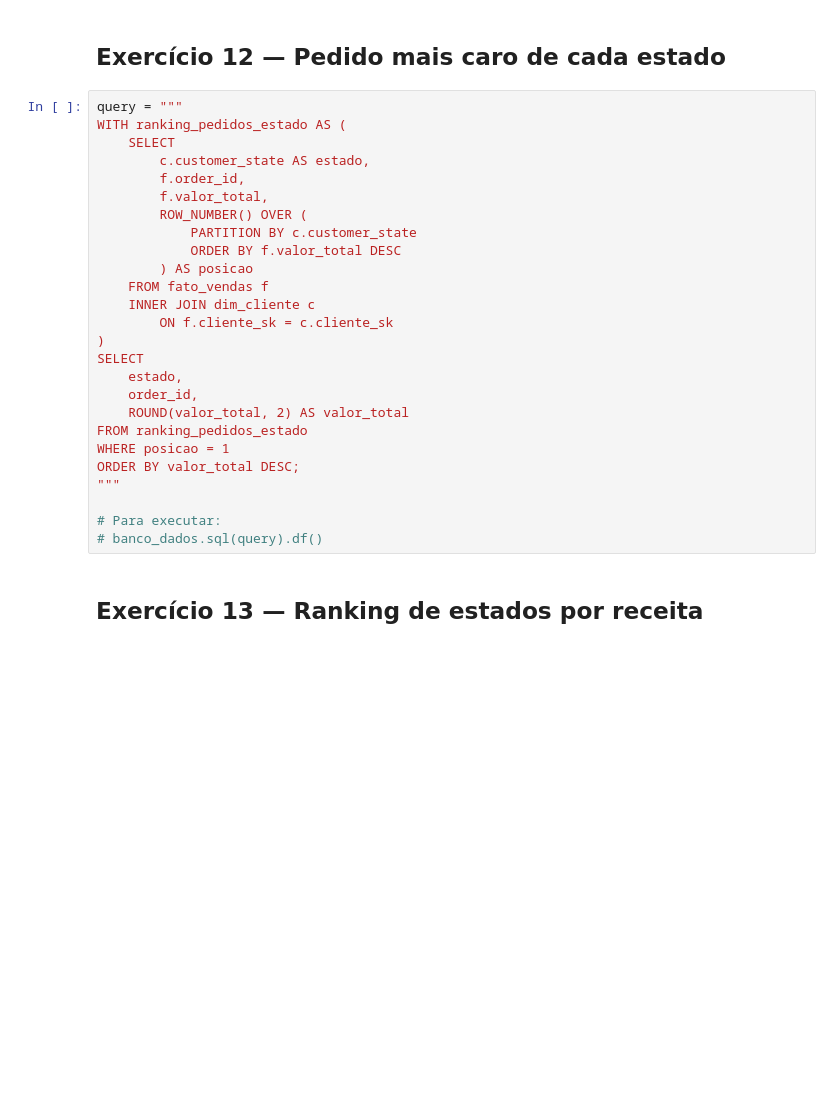
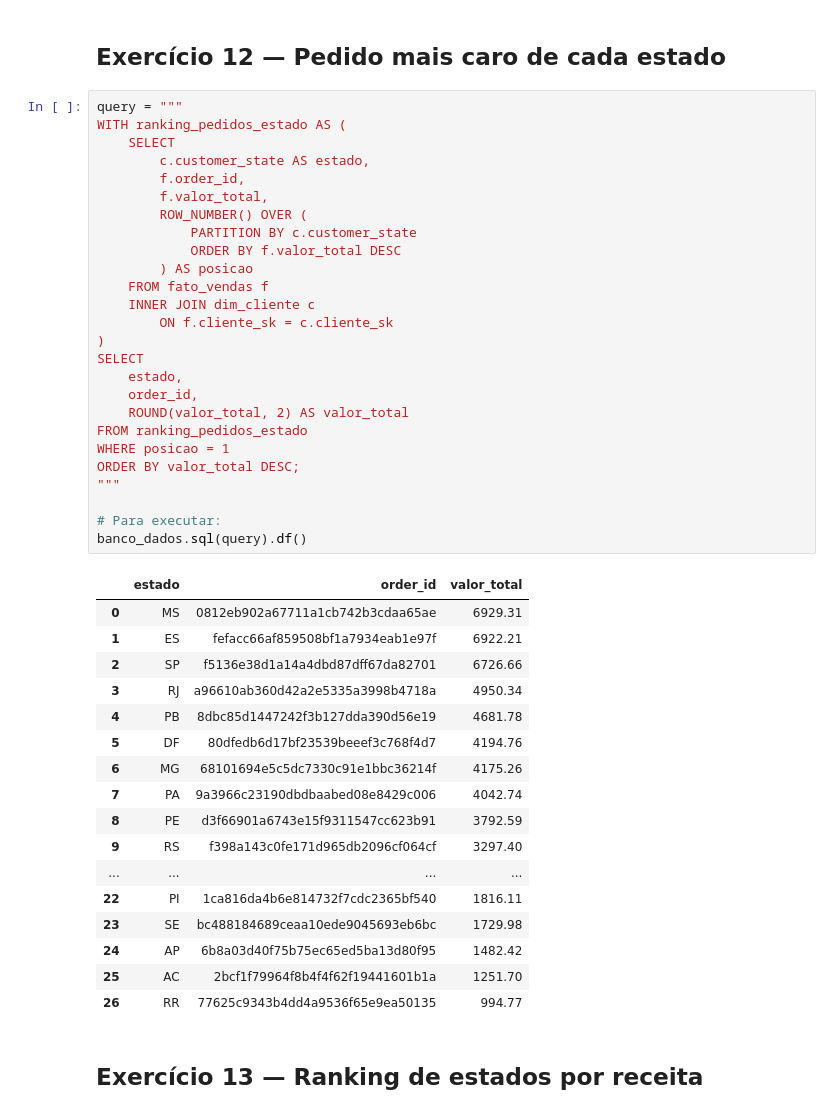
Before and after one commit to samuelbucco/Semana_10, a Jupyter notebook: samuel_bucco/Semana_10_Gabarito_Exercicios_SQL_Avancado_DW_Revisado.ipynb, the cells around one changed output. Saved outputs shown, nothing was run; the diff lists cells and outputs as text; blank space fills up the shorter version.

```diff
--- a/samuel_bucco/Semana_10_Gabarito_Exercicios_SQL_Avancado_DW_Revisado.ipynb
+++ b/samuel_bucco/Semana_10_Gabarito_Exercicios_SQL_Avancado_DW_Revisado.ipynb
@@ -465,29 +479,47 @@ ORDER BY
 # %%
 query = """
 WITH ranking_pedidos_estado AS (
     SELECT
         c.customer_state AS estado,
         f.order_id,
         f.valor_total,
         ROW_NUMBER() OVER (
             PARTITION BY c.customer_state
             ORDER BY f.valor_total DESC
         ) AS posicao
     FROM fato_vendas f
     INNER JOIN dim_cliente c
         ON f.cliente_sk = c.cliente_sk
 )
 SELECT
     estado,
     order_id,
     ROUND(valor_total, 2) AS valor_total
 FROM ranking_pedidos_estado
 WHERE posicao = 1
 ORDER BY valor_total DESC;
 """
 
 # Para executar:
-# banco_dados.sql(query).df()
+banco_dados.sql(query).df()
+# %% [output]
+|  | estado | order_id | valor_total |
+| 0 | MS | 0812eb902a67711a1cb742b3cdaa65ae | 6929.31 |
+| 1 | ES | fefacc66af859508bf1a7934eab1e97f | 6922.21 |
+| 2 | SP | f5136e38d1a14a4dbd87dff67da82701 | 6726.66 |
+| 3 | RJ | a96610ab360d42a2e5335a3998b4718a | 4950.34 |
+| 4 | PB | 8dbc85d1447242f3b127dda390d56e19 | 4681.78 |
+| 5 | DF | 80dfedb6d17bf23539beeef3c768f4d7 | 4194.76 |
+| 6 | MG | 68101694e5c5dc7330c91e1bbc36214f | 4175.26 |
+| 7 | PA | 9a3966c23190dbdbaabed08e8429c006 | 4042.74 |
+| 8 | PE | d3f66901a6743e15f9311547cc623b91 | 3792.59 |
+| 9 | RS | f398a143c0fe171d965db2096cf064cf | 3297.40 |
+| ... | ... | ... | ... |
+| 22 | PI | 1ca816da4b6e814732f7cdc2365bf540 | 1816.11 |
+| 23 | SE | bc488184689ceaa10ede9045693eb6bc | 1729.98 |
+| 24 | AP | 6b8a03d40f75b75ec65ed5ba13d80f95 | 1482.42 |
+| 25 | AC | 2bcf1f79964f8b4f4f62f19441601b1a | 1251.70 |
+| 26 | RR | 77625c9343b4dd4a9536f65e9ea50135 | 994.77 |
 # %% [markdown]
 ## Exercício 13 — Ranking de estados por receita
 # %%
```
Also changed, not shown: parts of 5 cells of this notebook, 2 other files.
